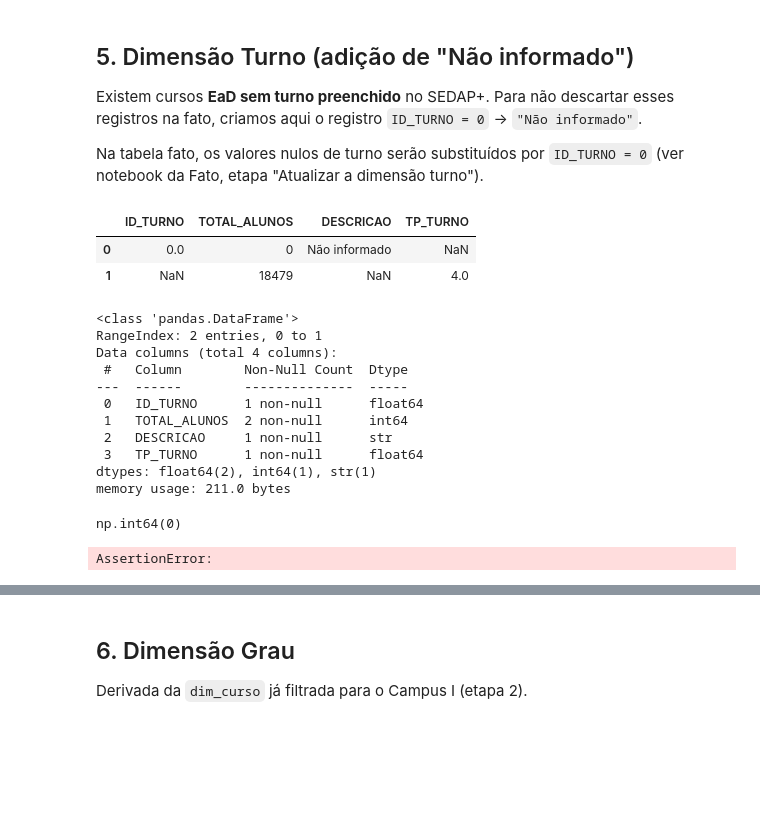
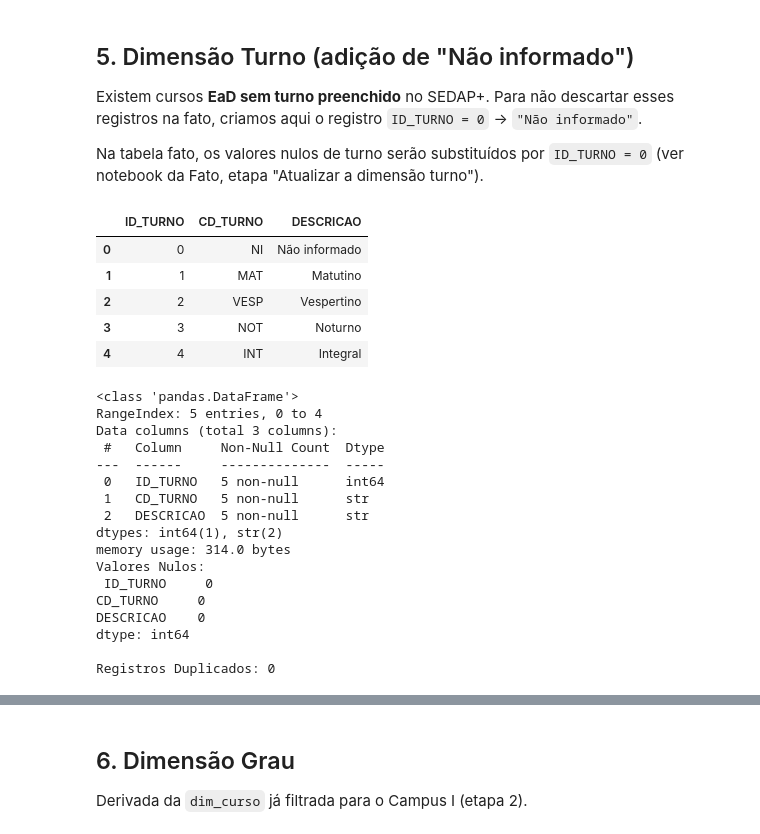
Before and after one commit to Clarareis03/Projeto-Analise-de-Dados, a Jupyter notebook: notebooks/02_construcao_dimensoes.ipynb, the cells around one changed output, grey strips where cells are left out. Saved outputs shown, nothing was run; the diff lists cells and outputs as text; code cells hidden in the pictures; blank space fills up the shorter version.

```diff
--- a/notebooks/02_construcao_dimensoes.ipynb
+++ b/notebooks/02_construcao_dimensoes.ipynb
@@ -206,31 +344,45 @@ dim_turno = criar_dim_turno(df_turno)
-# %%
-display(dim_turno)
-
-dim_turno.info()
-
-dim_turno.isna().sum()
-
-dim_turno.duplicated().sum()
-
-dim_turno["ID_TURNO"].duplicated().sum()
-# %% [output]
-|  | ID_TURNO | TOTAL_ALUNOS | DESCRICAO | TP_TURNO |
-| 0 | 0.0 | 0 | Não informado | NaN |
-| 1 | NaN | 18479 | NaN | 4.0 |
-<class 'pandas.DataFrame'>
-RangeIndex: 2 entries, 0 to 1
-Data columns (total 4 columns):
- #   Column        Non-Null Count  Dtype
----  ------        --------------  -----
- 0   ID_TURNO      1 non-null      float64
- 1   TOTAL_ALUNOS  2 non-null      int64
- 2   DESCRICAO     1 non-null      str
- 3   TP_TURNO      1 non-null      float64
-dtypes: float64(2), int64(1), str(1)
-memory usage: 211.0 bytes
-np.int64(0)
-# %%
-assert set(dim_turno["ID_TURNO"]) == {0, 1, 2, 3, 4}
-# %% [output]
-AssertionError:
+# %%
+import importlib
+import src.dimensions.dim_turno as dt
+
+importlib.reload(dt)
+from src.dimensions.dim_turno import criar_dim_turno
+
+# Instancia a dimensão estática
+dim_turno = criar_dim_turno()
+
+# Visualização e validações
+display(dim_turno)
+dim_turno.info()
+
+print("Valores Nulos:\n", dim_turno.isna().sum())
+print("\nRegistros Duplicados:", dim_turno.duplicated().sum())
+
+# Asserts de segurança
+assert len(dim_turno) == 5, "A dimensão turno deve conter exatamente 5 registros (0 a 4)"
+assert dim_turno["ID_TURNO"].is_unique, "Os IDs da dimensão turno devem ser únicos"
+# %% [output]
+|  | ID_TURNO | CD_TURNO | DESCRICAO |
+| 0 | 0 | NI | Não informado |
+| 1 | 1 | MAT | Matutino |
+| 2 | 2 | VESP | Vespertino |
+| 3 | 3 | NOT | Noturno |
+| 4 | 4 | INT | Integral |
+<class 'pandas.DataFrame'>
+RangeIndex: 5 entries, 0 to 4
+Data columns (total 3 columns):
+ #   Column     Non-Null Count  Dtype
+---  ------     --------------  -----
+ 0   ID_TURNO   5 non-null      int64
+ 1   CD_TURNO   5 non-null      str
+ 2   DESCRICAO  5 non-null      str
+dtypes: int64(1), str(2)
+memory usage: 314.0 bytes
+Valores Nulos:
+ ID_TURNO     0
+CD_TURNO     0
+DESCRICAO    0
+dtype: int64
+
+Registros Duplicados: 0
 # %%
```
Also changed, not shown: parts of 65 cells of this notebook, 36 other files.
